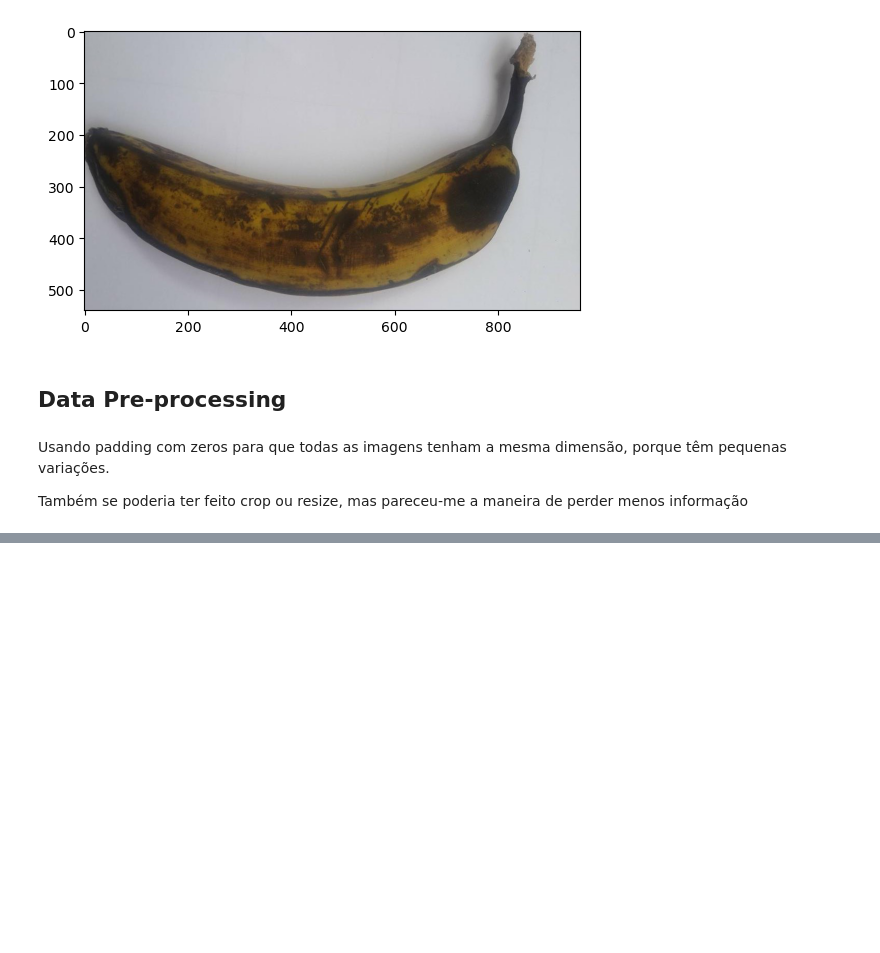
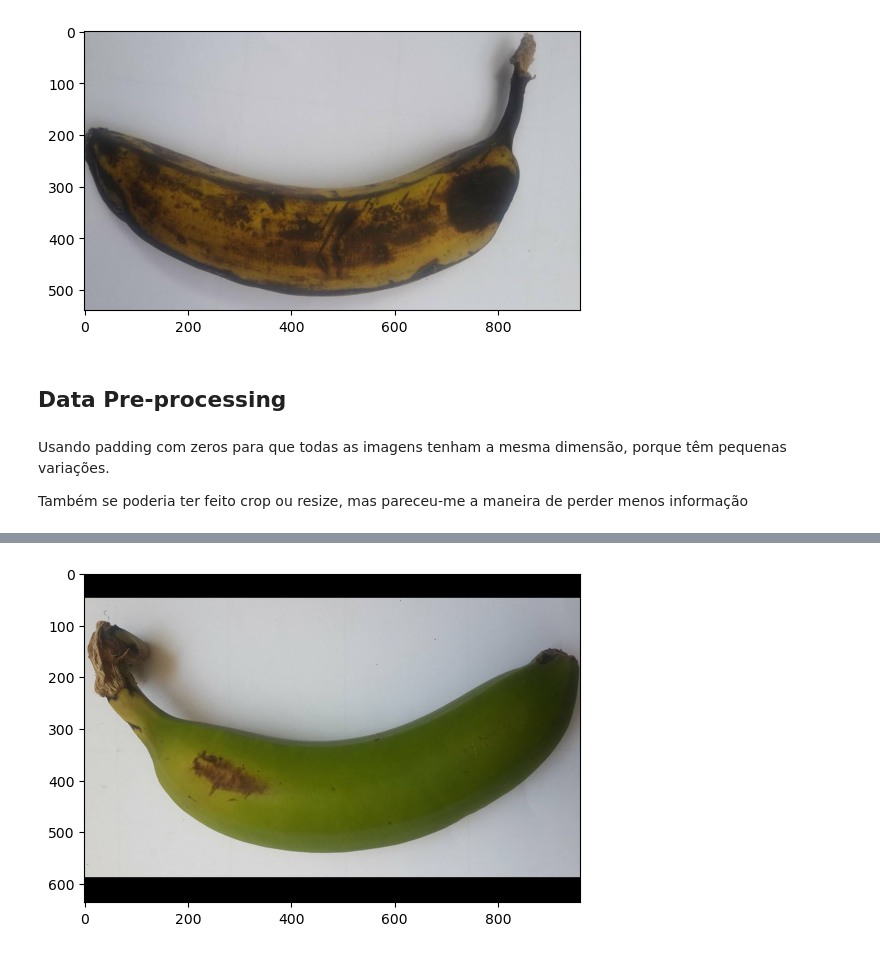
Before and after one commit to nunovix/Banana_project_PMBA, a Jupyter notebook: saranya.ipynb, the cells around one changed output, grey strips where cells are left out. Cells and saved outputs as stored; diff of their text form; code cells hidden in the pictures; blank space fills up the shorter version.

```diff
--- a/saranya.ipynb
+++ b/saranya.ipynb
@@ -88,0 +108,6 @@ y = np.array(labels)
+# %%
+plt.imshow(X[61])
+#plt.axis('off')
+plt.show()
+# %% [output]
+[figure, added]
```
Also changed, not shown: parts of 10 cells of this notebook.
